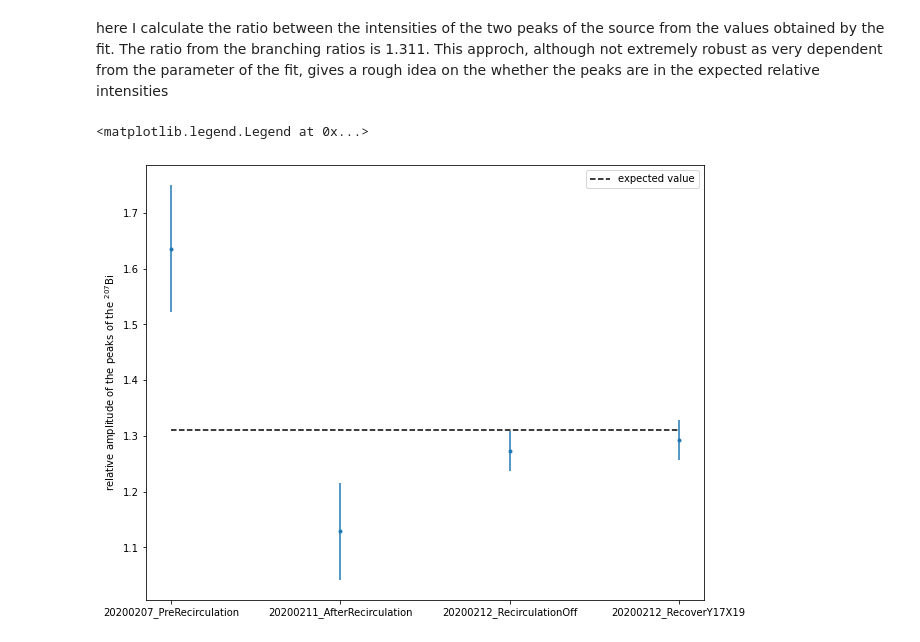
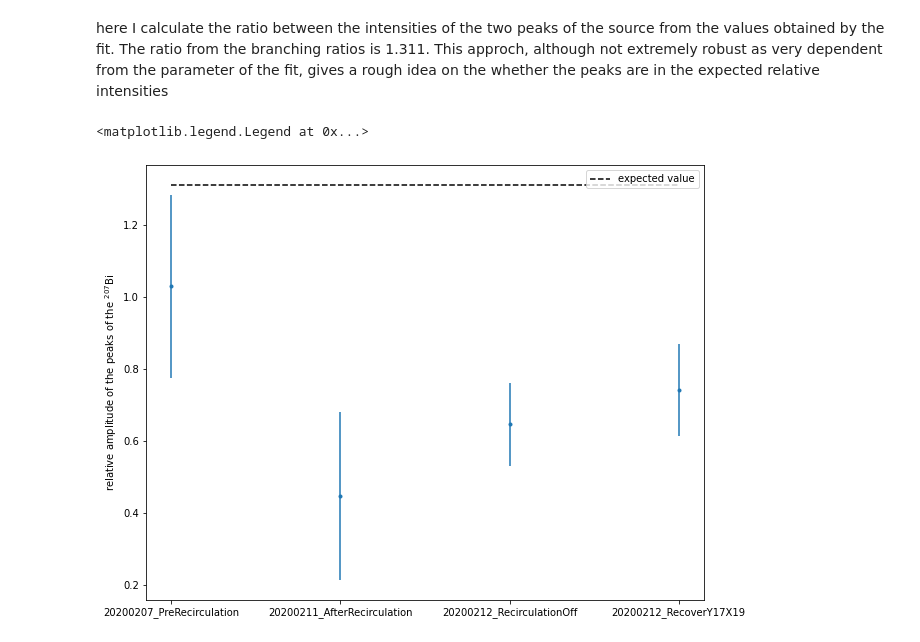
Before and after one commit to jdalmasson88/LXe_notebooks, a Jupyter notebook: spectrum_study.ipynb, the cells around one changed output. Cells and saved outputs as stored; diff of their text form; code cells hidden in the pictures.

```diff
--- a/spectrum_study.ipynb
+++ b/spectrum_study.ipynb
@@ -123,15 +123,18 @@ plt.legend(loc='lower right')
 # %% [markdown]
 here I calculate the ratio between the intensities of the two peaks of the source from the values obtained by the fit. The ratio from the branching ratios is 1.311. This approch, although not extremely robust as very dependent from the parameter of the fit, gives a rough idea on the whether the peaks are in the expected relative intensities
 # %%
-ampl_ratio = fit_parameters['ampl_first']/fit_parameters['ampl_second']
+ampl_ratio = fit_parameters['ampl_first']*fit_parameters['sigma_first']/\
+            (fit_parameters['ampl_second']*fit_parameters['sigma_second'])
 ampl_ratio_error = (fit_parameters_error['ampl_first']/fit_parameters['ampl_first'] +\
-fit_parameters_error['ampl_second']/fit_parameters['ampl_second'])*\
-fit_parameters['ampl_first']/fit_parameters['ampl_second']
+                    fit_parameters_error['ampl_second']/fit_parameters['ampl_second'] +\
+                   fit_parameters_error['sigma_first']/fit_parameters['sigma_first'] +\
+                    fit_parameters_error['sigma_second']/fit_parameters['sigma_second'])*\
+                    fit_parameters['ampl_first']/fit_parameters['ampl_second']
 plt.errorbar(y_value,ampl_ratio,ampl_ratio_error,fmt='.')
 plt.hlines(1.311, y_value[0], y_value[-1],linestyles='dashed',label='expected value')
 plt.xticks(y_value, folder_list)
 plt.ylabel('relative amplitude of the peaks of the $^{207}$Bi')
 plt.legend()
 # %% [output]
 <matplotlib.legend.Legend at 0x...>
-[figure, old version]
+[figure, new version]
```
Also changed, not shown: parts of 1 cell of this notebook, 3 other files.
